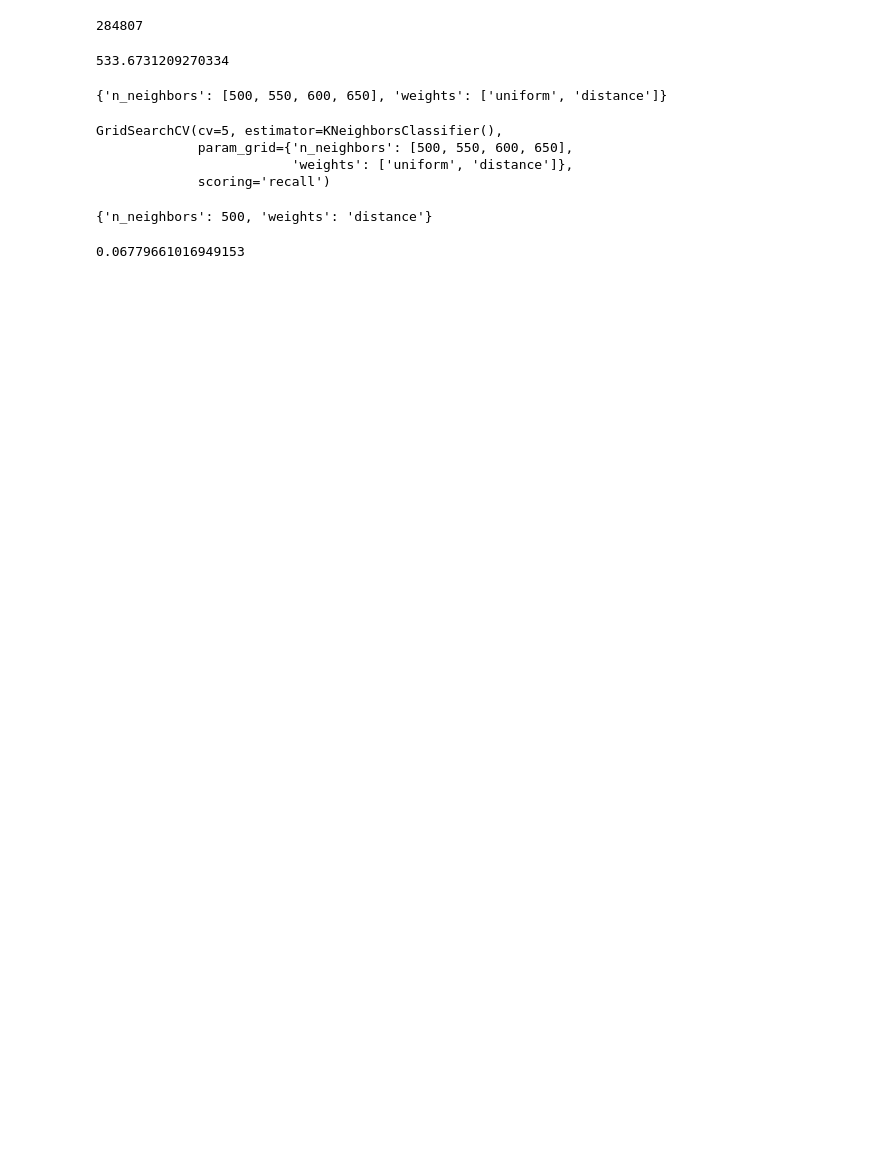
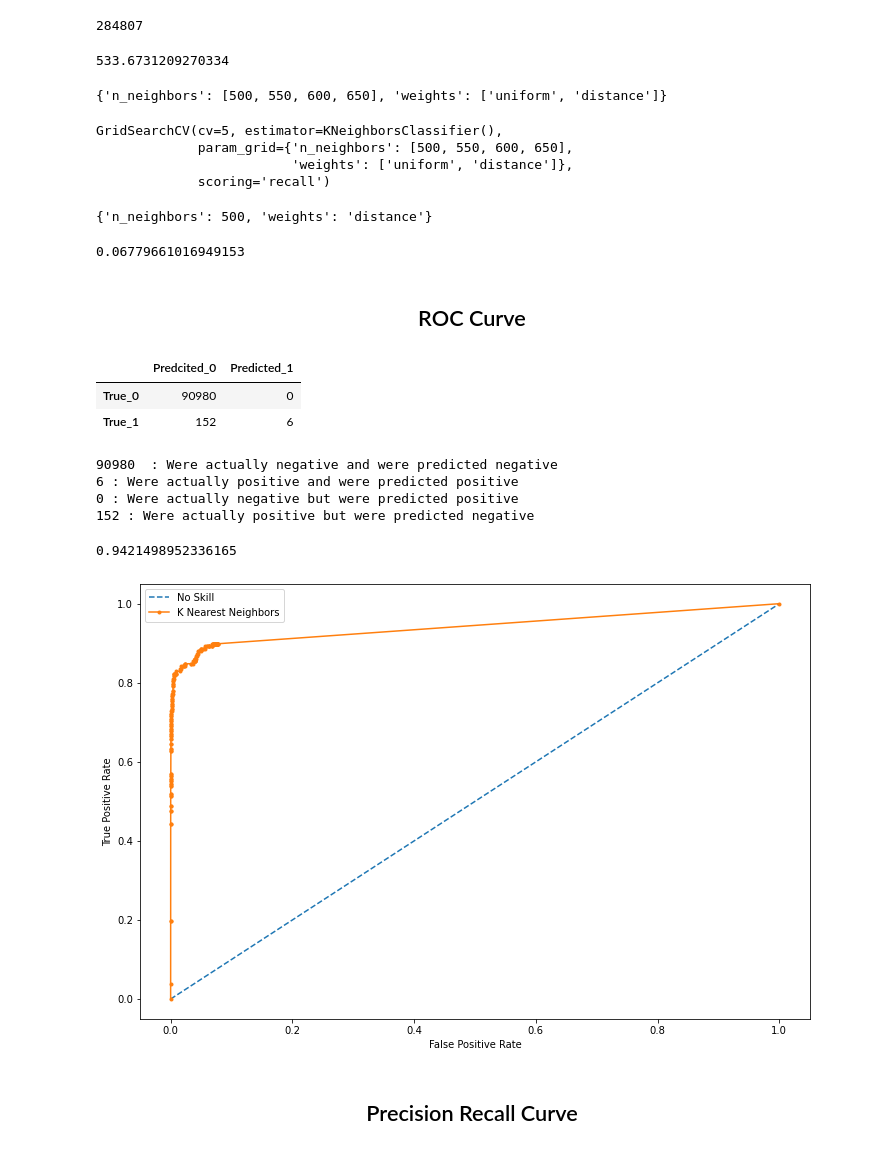
Before and after one commit to bthakr1/Machine_Learning, a Jupyter notebook: KNN_Classification.ipynb, the cells around one changed output. Cells and saved outputs as stored; diff of their text form; code cells hidden in the pictures; blank space fills up the shorter version.

```diff
--- a/KNN_Classification.ipynb
+++ b/KNN_Classification.ipynb
@@ -171,3 +171,5 @@ predictions = fitted_model.predict(X_test)
 from sklearn.metrics import roc_curve
 # %%
 prob_estimates = fitted_model.predict_proba(X_test)[:,1]
+# %% [markdown]
+<h2><center> ROC Curve </center></h2>
@@ -173,0 +178,6 @@ prob_estimates = fitted_model.predict_proba(X_test)[:,1]
+# %%
+pd.DataFrame(confusion_matrix(y_test,predictions), columns=['Predcited_0','Predicted_1'],index=['True_0','True_1'])
+# %% [output]
+|  | Predcited_0 | Predicted_1 |
+| True_0 | 90980 | 0 |
+| True_1 | 152 | 6 |
@@ -173,0 +186,12 @@ prob_estimates = fitted_model.predict_proba(X_test)[:,1]
+# %%
+print(tn ," : Were actually negative and were predicted negative")
+print(tp , ": Were actually positive and were predicted positive")
+print(fp, ": Were actually negative but were predicted positive")
+print(fn, ": Were actually positive but were predicted negative")
+# %% [output]
+90980  : Were actually negative and were predicted negative
+6 : Were actually positive and were predicted positive
+0 : Were actually negative but were predicted positive
+152 : Were actually positive but were predicted negative
+# %%
+noskill_prob = [0 for _ in range(len(y_test))]
@@ -173,0 +202,21 @@ prob_estimates = fitted_model.predict_proba(X_test)[:,1]
+# %%
+knn_auc
+# %% [output]
+0.9421498952336165
+# %%
+ns_fpr, ns_tpr, _ = roc_curve(y_test,noskill_prob)
+# %%
+knn_fpr, knn_tpr, _ = roc_curve(y_test,prob_estimates)
+# %%
+from matplotlib import pyplot
+pyplot.figure(figsize=(12,8))
+pyplot.plot(ns_fpr,ns_tpr, linestyle='--', label="No Skill")
+pyplot.plot(knn_fpr,knn_tpr,marker=".", label="K Nearest Neighbors")
+pyplot.xlabel("False Positive Rate")
+pyplot.ylabel("True Positive Rate")
+pyplot.legend()
+pyplot.show()
+# %% [output]
+[figure, added]
+# %% [markdown]
+<h2> <center> Precision Recall Curve </center> </h2>
```
Also changed, not shown: parts of 22 cells of this notebook, 3 other files.
